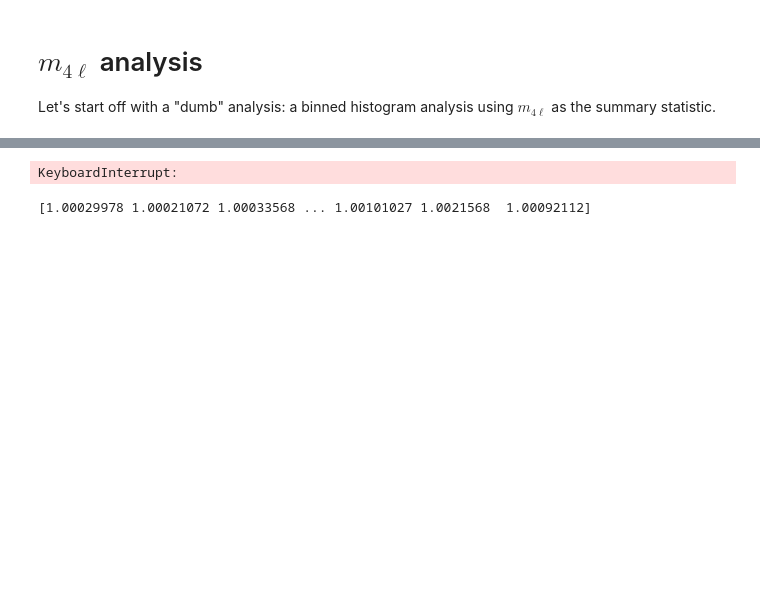
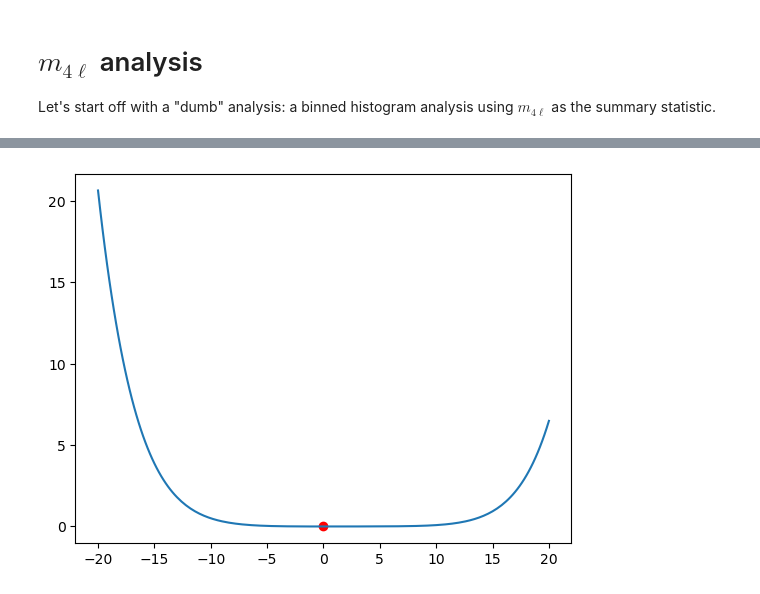
Before and after one commit to taehyounpark/higgs-offshell-interpretation, a Jupyter notebook: sensitivity-m4l.ipynb, the cells around one changed output, grey strips where cells are left out. Drawn from its saved outputs; the diff is of its cells as text; code cells hidden in the pictures; blank space fills up the shorter version.

```diff
--- a/sensitivity-m4l.ipynb
+++ b/sensitivity-m4l.ipynb
@@ -28,0 +15,23 @@ ggzz.events.head()
+# %%
+# read dataset
+lumi = 3000.0
+
+# cross-section x k-factor [fb]
+ggzz2e2m = c6.Sample(k=1.83, xs=1.4783394, events=pd.read_csv('/raven/u/taepa/mcfm/MCFM-10.3/Bin/ggZZ2e2m_all/events.csv'))
+ggzz4e = c6.Sample(k=1.83, xs=0.47412769, events=pd.read_csv('/raven/u/taepa/mcfm/MCFM-10.3/Bin/ggZZ4e_all/events.csv'))
+ggzz4m = c6.Sample(k=1.83, xs=0.47412769, events=pd.read_csv('/raven/u/taepa/mcfm/MCFM-10.3/Bin/ggZZ4m_all/events.csv'))
+ggzz2e2m.normalize(lumi)
+ggzz4e.normalize(lumi)
+ggzz4m.normalize(lumi)
+
+# concatenate all events into one sample
+ggzz = c6.Sample(k=1.83, xs=1.4783394+0.47412769+0.47412769, events = pd.concat([ggzz2e2m.events, ggzz4e.events, ggzz4m.events]))
+ggzz.sm_msq_key = 'msq_gg_sm'
+ggzz.c6_msq_map = {
+  -5 : 'msq_gg_c6_6',
+  -1 : 'msq_gg_c6_10',
+  0 : 'msq_gg_c6_11',
+  1 : 'msq_gg_c6_12',
+  5 : 'msq_gg_c6_16'
+}
+ggzz.events.head()
@@ -76,12 +93,18 @@ for i, c6_val in enumerate(c6_vals):
   m4l_c6, _ = np.histogram(m4l, bins=m4l_bins, weights=wts_c6[:,i])
   nll[i] = stat.nll(m4l_sm, m4l_c6)
 nll = nll - np.min(nll)
-# %% [output]
-KeyboardInterrupt:
-# %%
-print(wts_c6[:,0]/wts_c6[:,1])
-# %% [output]
-[1.00029978 1.00021072 1.00033568 ... 1.00101027 1.0021568  1.00092112]
+# %%
+# find minimum
+imin = np.argmin(nll)
+nll_min = nll[imin]
+c6_at_nll_min = c6_vals[imin]
+
+# plot the scan + minimum
+plt.plot(c6_vals, nll)
+plt.scatter(c6_at_nll_min, nll_min, marker='o', color='red')
+plt.show()
+# %% [output]
+[figure, added]
 # %%
 c6_vals = np.round(c6_vals, decimals = 1)
 df = pd.DataFrame({'c6' : c6_vals, 'nll' : nll} )
```
Also changed, not shown: parts of 3 cells of this notebook, 11 other files.
